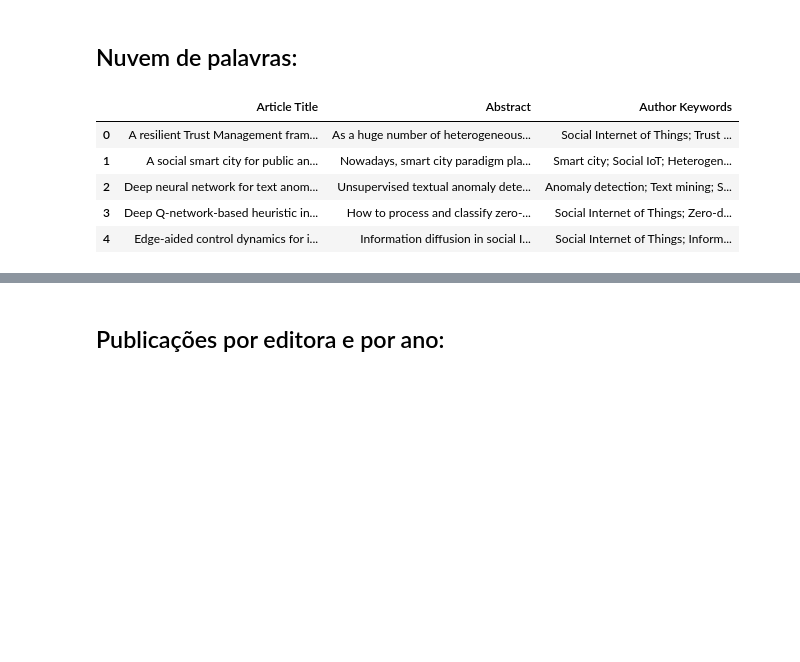
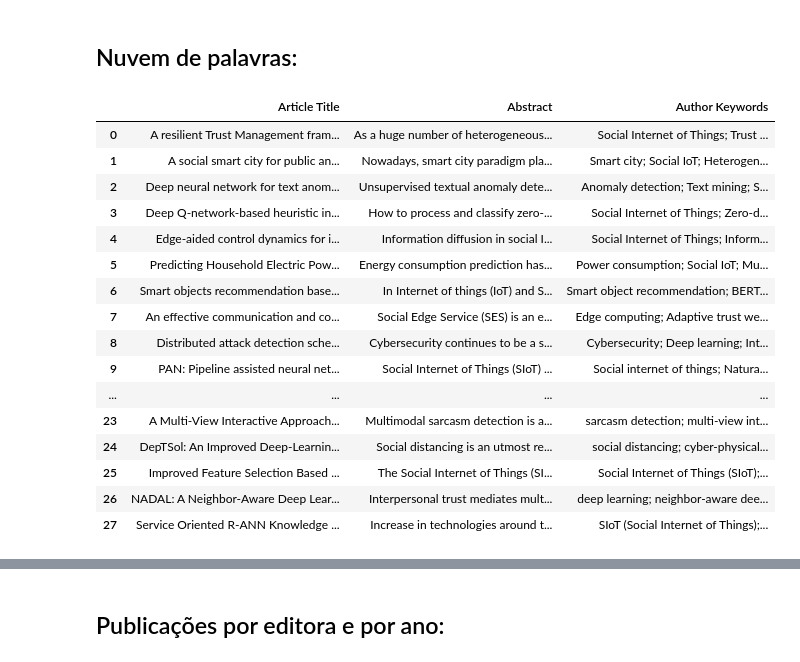
Before and after one commit to Gil32610/review-article-metadata, a Jupyter notebook: Bibliometrics.ipynb, the cells around one changed output, grey strips where cells are left out. Saved outputs shown, nothing was run; the diff lists cells and outputs as text; code cells hidden in the pictures; blank space fills up the shorter version.

```diff
--- a/Bibliometrics.ipynb
+++ b/Bibliometrics.ipynb
@@ -63,14 +74,25 @@ article_selection.head()
 fields = ['Article Title', 'Abstract' , 'Author Keywords']
 word_cloud_fields = article_selection[fields]
 # %%
-word_cloud_fields.head()
+word_cloud_fields
 # %% [output]
 |  | Article Title | Abstract | Author Keywords |
 | 0 | A resilient Trust Management fram... | As a huge number of heterogeneous... | Social Internet of Things; Trust ... |
 | 1 | A social smart city for public an... | Nowadays, smart city paradigm pla... | Smart city; Social IoT; Heterogen... |
 | 2 | Deep neural network for text anom... | Unsupervised textual anomaly dete... | Anomaly detection; Text mining; S... |
 | 3 | Deep Q-network-based heuristic in... | How to process and classify zero-... | Social Internet of Things; Zero-d... |
 | 4 | Edge-aided control dynamics for i... | Information diffusion in social I... | Social Internet of Things; Inform... |
+| 5 | Predicting Household Electric Pow... | Energy consumption prediction has... | Power consumption; Social IoT; Mu... |
+| 6 | Smart objects recommendation base... | In Internet of things (IoT) and S... | Smart object recommendation; BERT... |
+| 7 | An effective communication and co... | Social Edge Service (SES) is an e... | Edge computing; Adaptive trust we... |
+| 8 | Distributed attack detection sche... | Cybersecurity continues to be a s... | Cybersecurity; Deep learning; Int... |
+| 9 | PAN: Pipeline assisted neural net... | Social Internet of Things (SIoT) ... | Social internet of things; Natura... |
+| ... | ... | ... | ... |
+| 23 | A Multi-View Interactive Approach... | Multimodal sarcasm detection is a... | sarcasm detection; multi-view int... |
+| 24 | DepTSol: An Improved Deep-Learnin... | Social distancing is an utmost re... | social distancing; cyber-physical... |
+| 25 | Improved Feature Selection Based ... | The Social Internet of Things (SI... | Social Internet of Things (SIoT);... |
+| 26 | NADAL: A Neighbor-Aware Deep Lear... | Interpersonal trust mediates mult... | deep learning; neighbor-aware dee... |
+| 27 | Service Oriented R-ANN Knowledge ... | Increase in technologies around t... | SIoT (Social Internet of Things);... |
 # %%
 word_cloud_fields.to_csv('articles_table/word_cloud_fields.csv', index=False)
 # %% [markdown]
```
Also changed, not shown: parts of 1 cell of this notebook.
